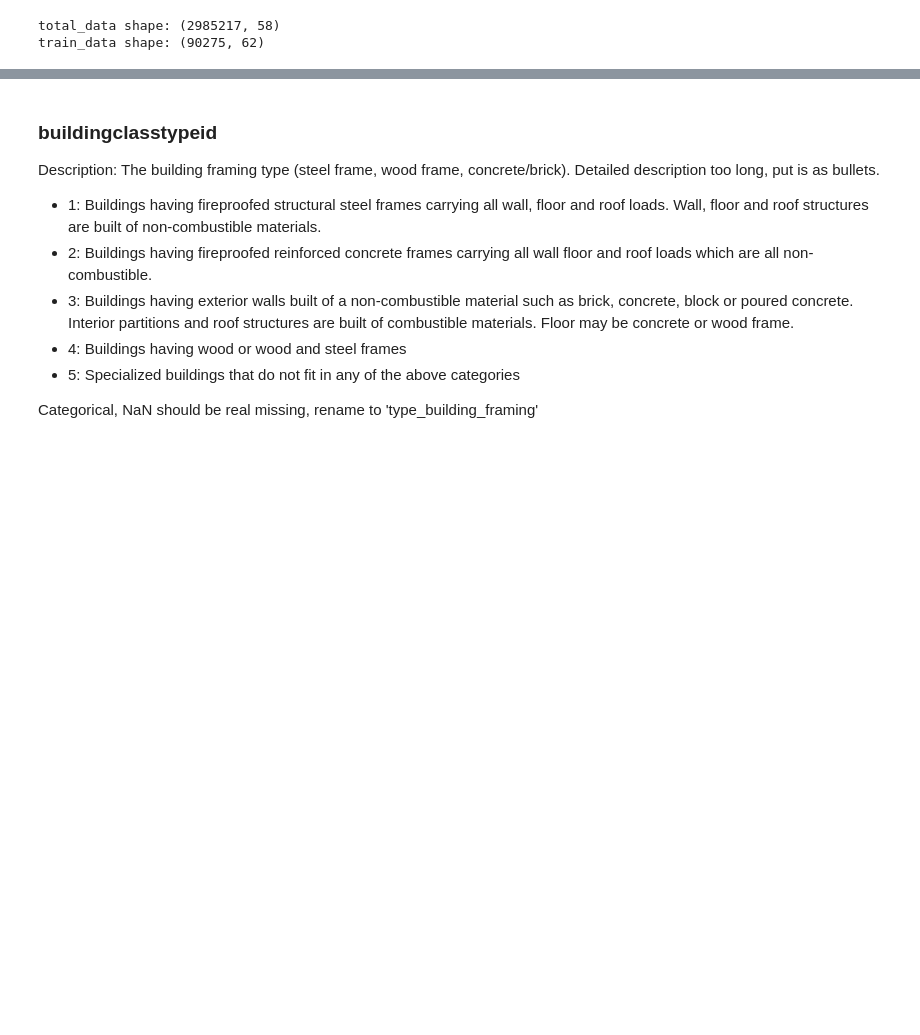
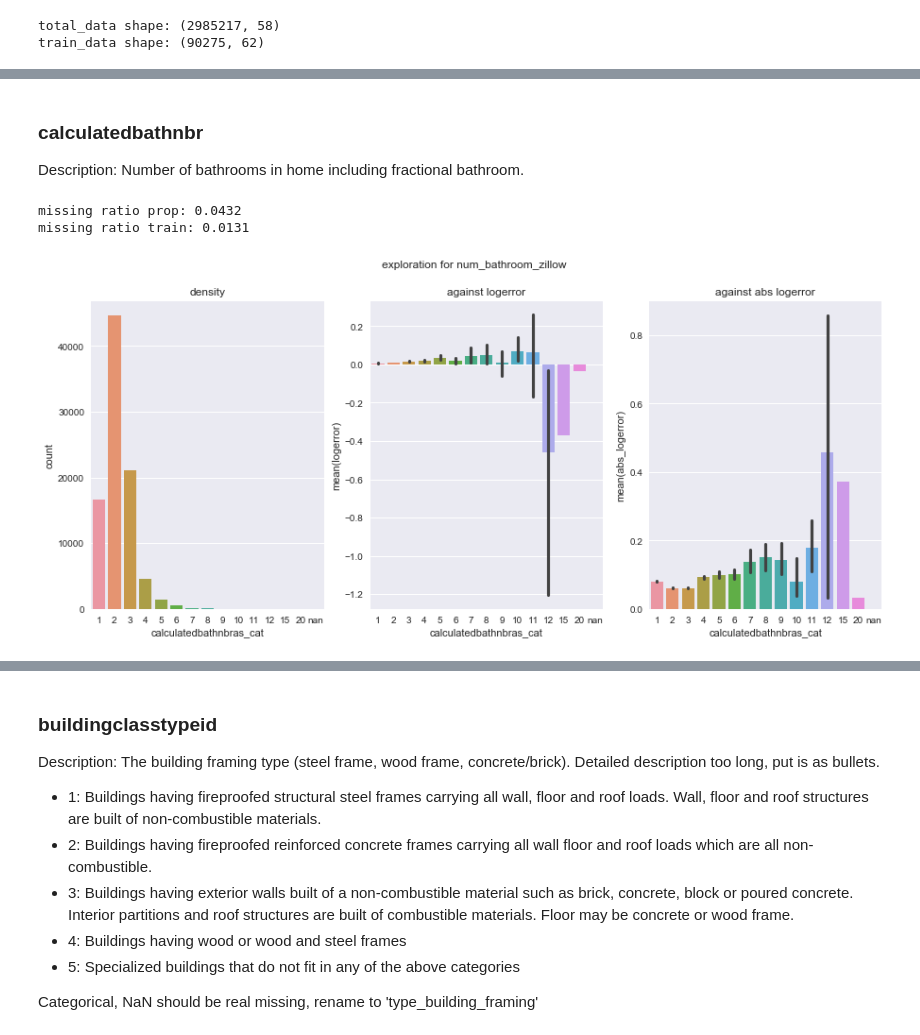
Before and after one commit to mqkh515/udacityMLND, a Jupyter notebook: projects/capstone/capstone.ipynb, the cells around one changed output, grey strips where cells are left out. Cells and saved outputs as stored; diff of their text form; code cells hidden in the pictures; blank space fills up the shorter version.

```diff
--- a/projects/capstone/capstone.ipynb
+++ b/projects/capstone/capstone.ipynb
@@ -299,0 +300,12 @@ prop_data['bedroomcnt'].fillna(prop_data['bedroomcnt'].mode().values[0], inplace
+# %% [markdown]
+### calculatedbathnbr
+
+Description: Number of bathrooms in home including fractional bathroom.
+# %%
+prop_missing, train_missing = missing_ratio('calculatedbathnbr')
+if prop_missing + train_missing < 1.5:
+    visual_analysis_num_as_cat('calculatedbathnbr', 'num_bathroom_zillow')
+# %% [output]
+missing ratio prop: 0.0432
+missing ratio train: 0.0131
+[figure, added]
```
Also changed, not shown: parts of 213 cells of this notebook, 3 other files.
